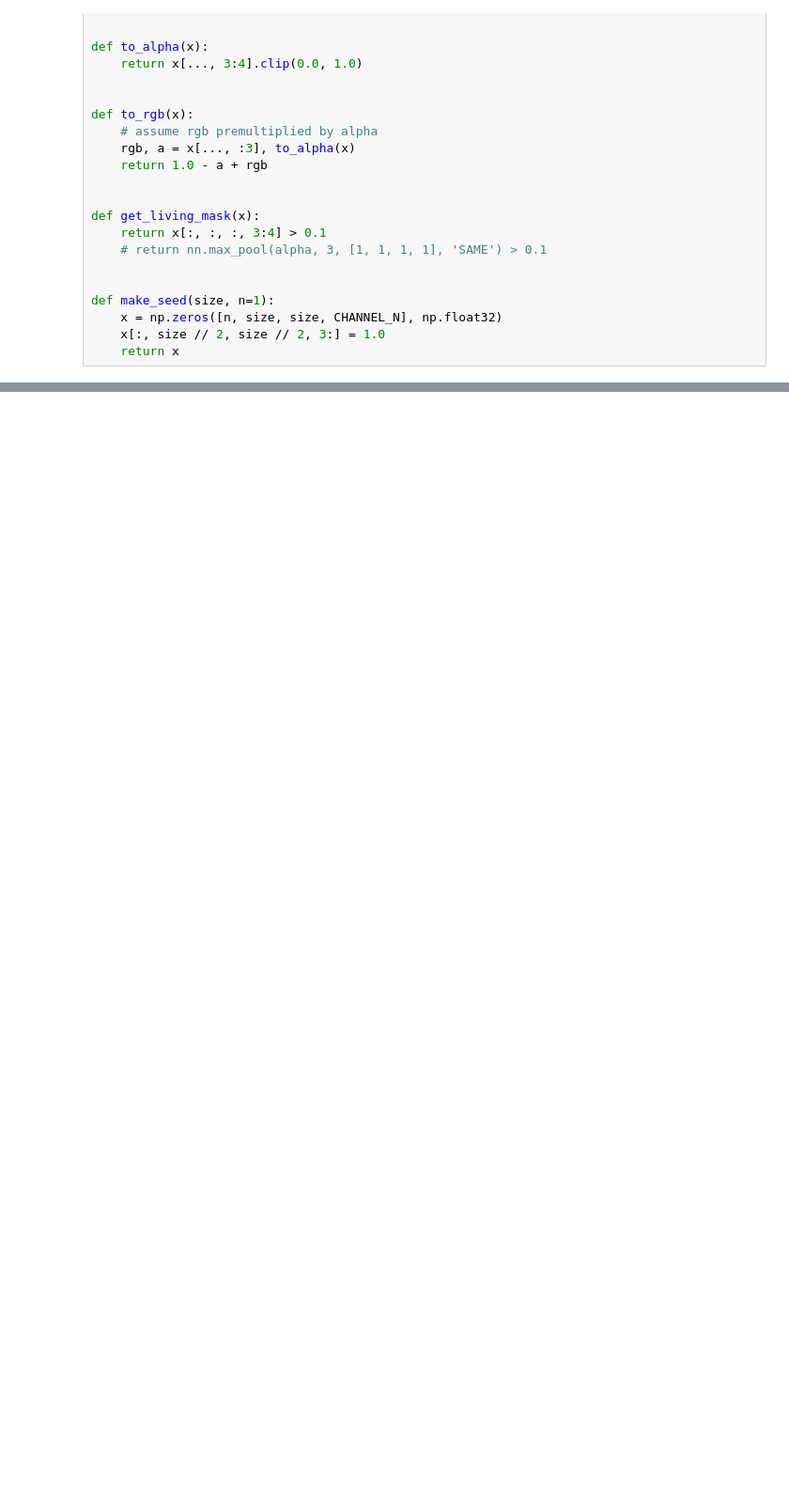
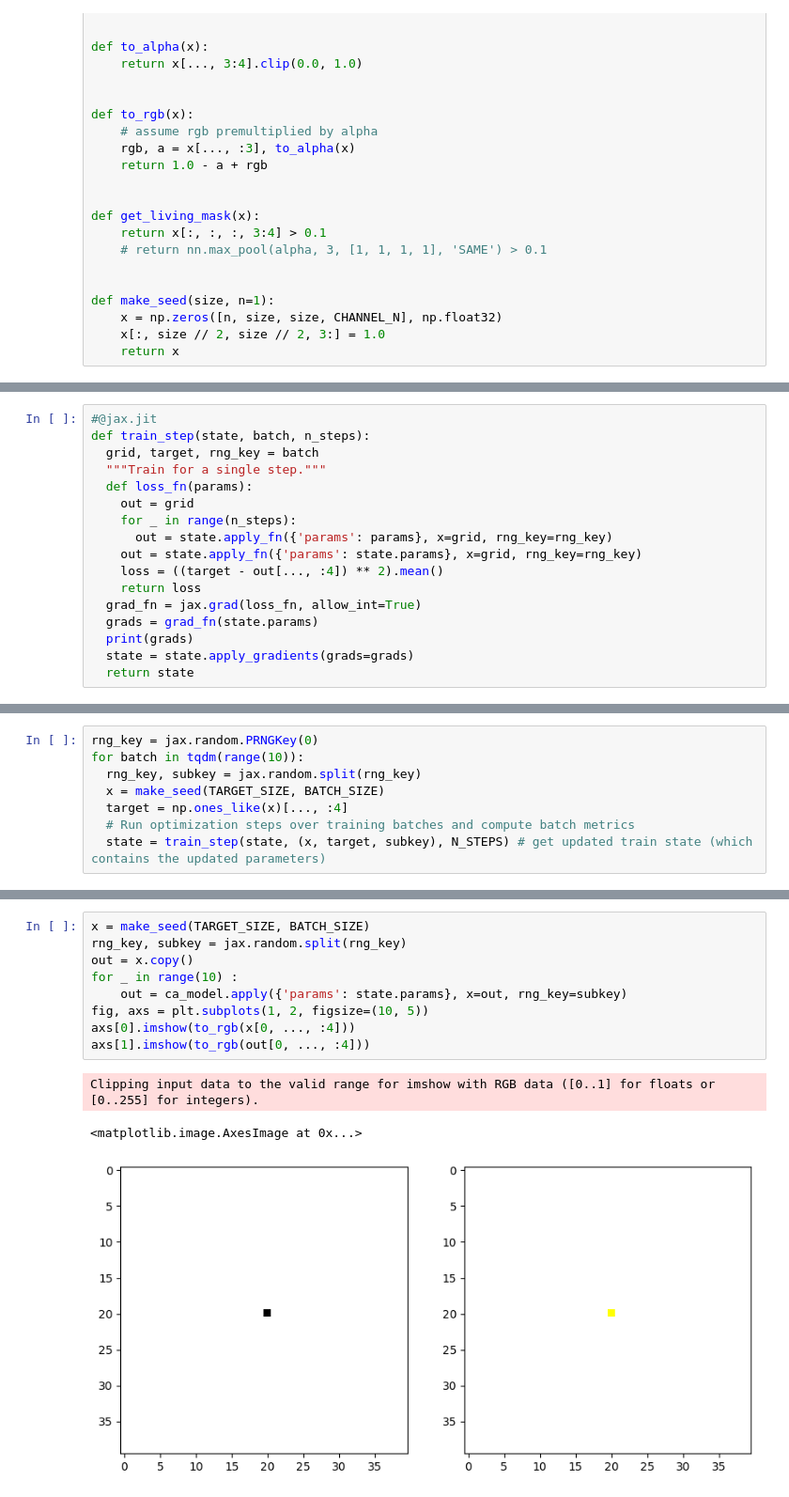
Before and after one commit to maxencefaldor/genotype-nca, a Jupyter notebook: notebooks/NCAs.ipynb, the cells around one changed output, grey strips where cells are left out. Shown at 94% size. Drawn from its saved outputs; the diff is of its cells as text; blank space fills up the shorter version.

```diff
--- a/notebooks/NCAs.ipynb
+++ b/notebooks/NCAs.ipynb
@@ -171,0 +177,17 @@ Clipping input data to the valid range for imshow with RGB data ([0..1] for floa
+# %%
+#@jax.jit
+def train_step(state, batch, n_steps):
+  grid, target, rng_key = batch
+  """Train for a single step."""
+  def loss_fn(params):
+    out = grid
+    for _ in range(n_steps):
+      out = state.apply_fn({'params': params}, x=grid, rng_key=rng_key)
+    out = state.apply_fn({'params': state.params}, x=grid, rng_key=rng_key)
+    loss = ((target - out[..., :4]) ** 2).mean()
+    return loss
+  grad_fn = jax.grad(loss_fn, allow_int=True)
+  grads = grad_fn(state.params)
+  print(grads)
+  state = state.apply_gradients(grads=grads)
+  return state
@@ -171,0 +206,8 @@ Clipping input data to the valid range for imshow with RGB data ([0..1] for floa
+# %%
+rng_key = jax.random.PRNGKey(0)
+for batch in tqdm(range(10)):
+  rng_key, subkey = jax.random.split(rng_key)
+  x = make_seed(TARGET_SIZE, BATCH_SIZE)
+  target = np.ones_like(x)[..., :4]
+  # Run optimization steps over training batches and compute batch metrics
+  state = train_step(state, (x, target, subkey), N_STEPS) # get updated train state (which contains the updated parameters)
@@ -171,0 +233,13 @@ Clipping input data to the valid range for imshow with RGB data ([0..1] for floa
+# %%
+x = make_seed(TARGET_SIZE, BATCH_SIZE)
+rng_key, subkey = jax.random.split(rng_key)
+out = x.copy()
+for _ in range(10) :
+    out = ca_model.apply({'params': state.params}, x=out, rng_key=subkey)
+fig, axs = plt.subplots(1, 2, figsize=(10, 5))
+axs[0].imshow(to_rgb(x[0, ..., :4]))
+axs[1].imshow(to_rgb(out[0, ..., :4]))
+# %% [output]
+Clipping input data to the valid range for imshow with RGB data ([0..1] for floats or [0..255] for integers).
+<matplotlib.image.AxesImage at 0x...>
+[figure, added]
```
Also changed, not shown: parts of 16 cells of this notebook.
